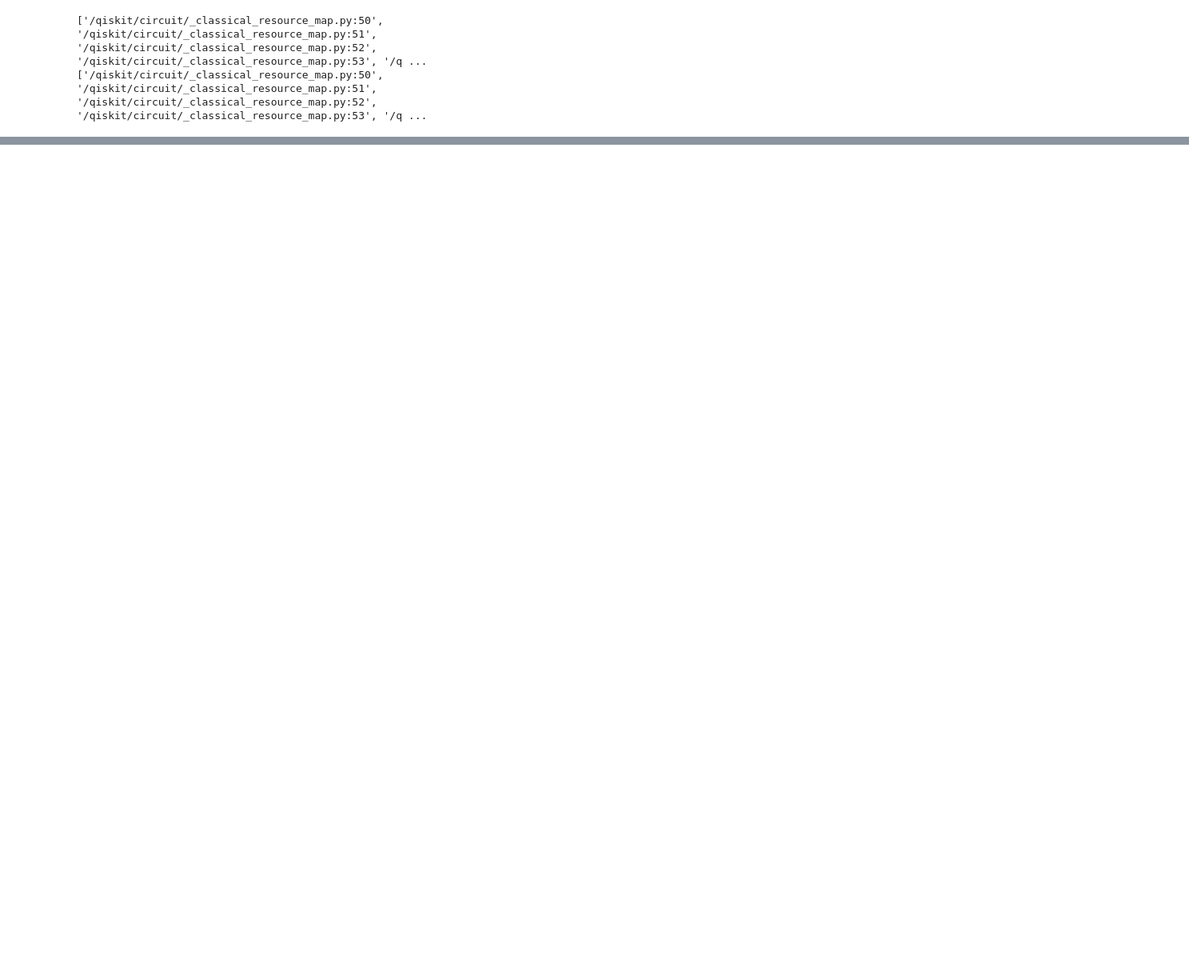
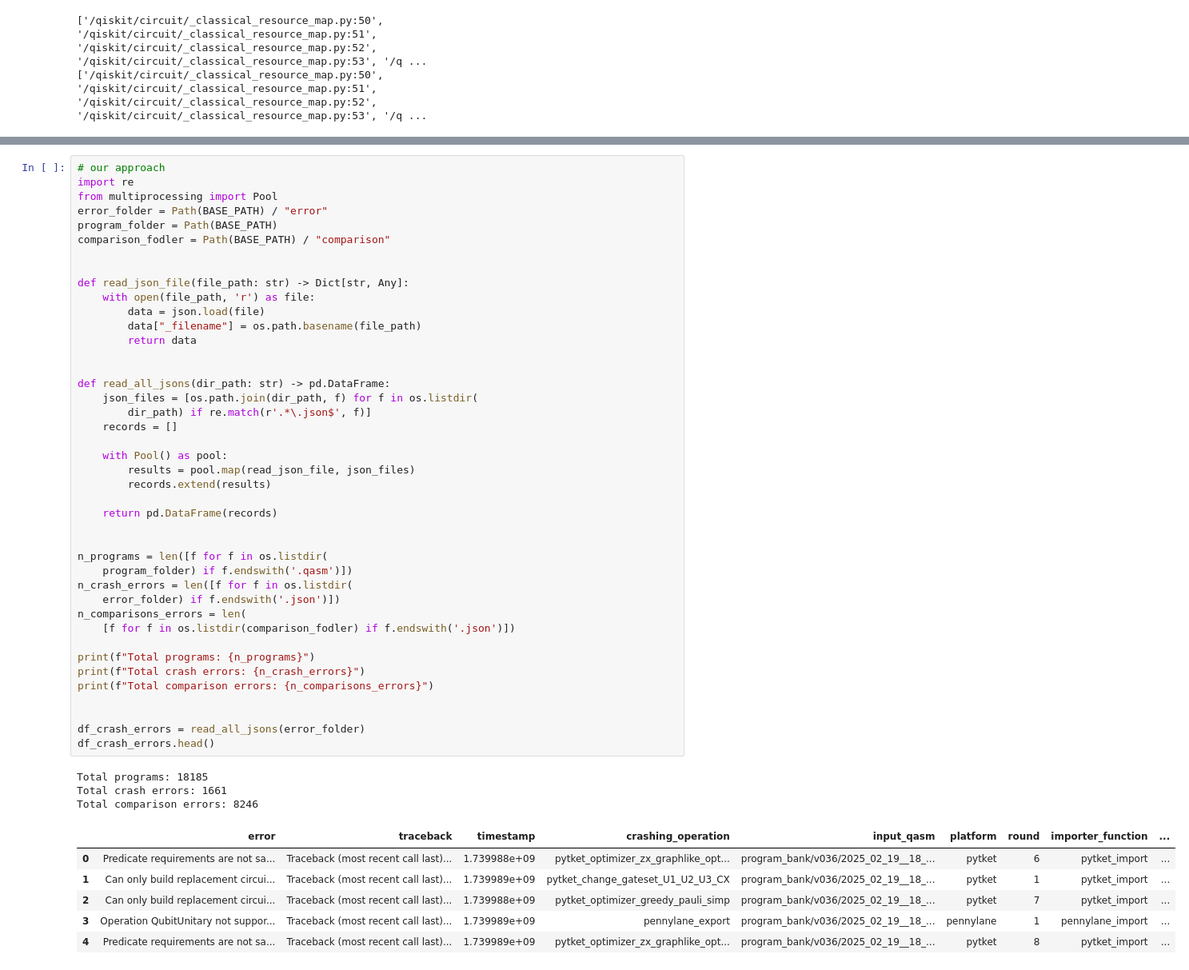
Before and after one commit to sola-st/qite-quantum-platform-testing, a Jupyter notebook: notebooks/023_Coverage.ipynb, the cells around one changed output, grey strips where cells are left out. Shown at 80% size. Saved outputs shown, nothing was run; the diff lists cells and outputs as text; blank space fills up the shorter version.

```diff
--- a/notebooks/023_Coverage.ipynb
+++ b/notebooks/023_Coverage.ipynb
@@ -781,0 +873,52 @@ Required-by: PennyLane-qiskit, pytket-qiskit
+# %%
+# our approach
+import re
+from multiprocessing import Pool
+error_folder = Path(BASE_PATH) / "error"
+program_folder = Path(BASE_PATH)
+comparison_fodler = Path(BASE_PATH) / "comparison"
+
+
+def read_json_file(file_path: str) -> Dict[str, Any]:
+    with open(file_path, 'r') as file:
+        data = json.load(file)
+        data["_filename"] = os.path.basename(file_path)
+        return data
+
+
+def read_all_jsons(dir_path: str) -> pd.DataFrame:
+    json_files = [os.path.join(dir_path, f) for f in os.listdir(
+        dir_path) if re.match(r'.*\.json$', f)]
+    records = []
+
+    with Pool() as pool:
+        results = pool.map(read_json_file, json_files)
+        records.extend(results)
+
+    return pd.DataFrame(records)
+
+
+n_programs = len([f for f in os.listdir(
+    program_folder) if f.endswith('.qasm')])
+n_crash_errors = len([f for f in os.listdir(
+    error_folder) if f.endswith('.json')])
+n_comparisons_errors = len(
+    [f for f in os.listdir(comparison_fodler) if f.endswith('.json')])
+
+print(f"Total programs: {n_programs}")
+print(f"Total crash errors: {n_crash_errors}")
+print(f"Total comparison errors: {n_comparisons_errors}")
+
+
+df_crash_errors = read_all_jsons(error_folder)
+df_crash_errors.head()
+# %% [output]
+Total programs: 18185
+Total crash errors: 1661
+Total comparison errors: 8246
+|  | error | traceback | timestamp | crashing_operation | input_qasm | platform | round | importer_function | ... |
+| 0 | Predicate requirements are not sa... | Traceback (most recent call last)... | 1.739988e+09 | pytket_optimizer_zx_graphlike_opt... | program_bank/v036/2025_02_19__18_... | pytket | 6 | pytket_import | ... |
+| 1 | Can only build replacement circui... | Traceback (most recent call last)... | 1.739989e+09 | pytket_change_gateset_U1_U2_U3_CX | program_bank/v036/2025_02_19__18_... | pytket | 1 | pytket_import | ... |
+| 2 | Can only build replacement circui... | Traceback (most recent call last)... | 1.739988e+09 | pytket_optimizer_greedy_pauli_simp | program_bank/v036/2025_02_19__18_... | pytket | 7 | pytket_import | ... |
+| 3 | Operation QubitUnitary not suppor... | Traceback (most recent call last)... | 1.739989e+09 | pennylane_export | program_bank/v036/2025_02_19__18_... | pennylane | 1 | pennylane_import | ... |
+| 4 | Predicate requirements are not sa... | Traceback (most recent call last)... | 1.739989e+09 | pytket_optimizer_zx_graphlike_opt... | program_bank/v036/2025_02_19__18_... | pytket | 8 | pytket_import | ... |
```
Also changed, not shown: parts of 12 cells of this notebook.
